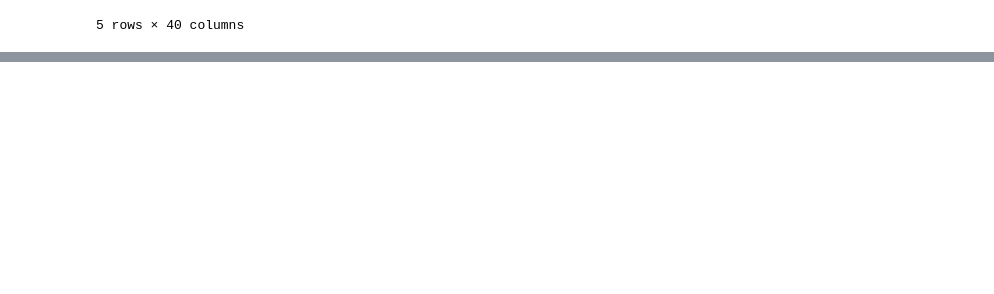
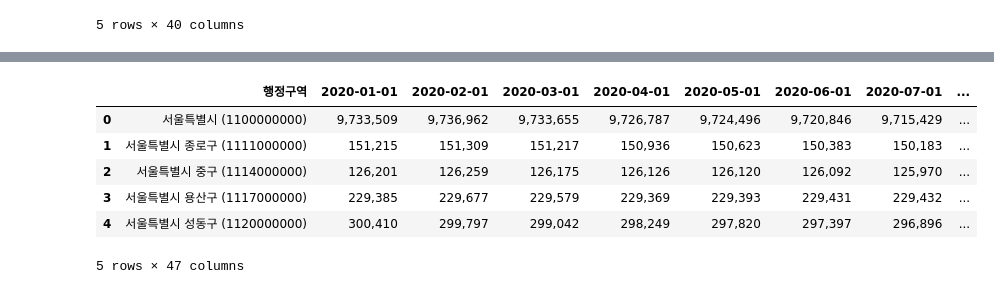
Before and after one commit to CodeArt-Team/MLcompetetion, a Jupyter notebook: 공모전/서울GovTech/돌봄서비스/데이터 읽어오기_jihwan.ipynb, the cells around one changed output, grey strips where cells are left out. Drawn from its saved outputs; the diff is of its cells as text; code cells hidden in the pictures; blank space fills up the shorter version.

```diff
--- a/공모전/서울GovTech/돌봄서비스/데이터 읽어오기_jihwan.ipynb
+++ b/공모전/서울GovTech/돌봄서비스/데이터 읽어오기_jihwan.ipynb
@@ -1012,0 +1195,2 @@ result
+# %%
+monthly_population=pd.read_csv("데이터파일/시도별_인구수_Dataset/지자체별 월 총 인구수.csv",index_col=0)
@@ -1012,0 +1212,29 @@ result
+# %%
+import pandas as pd
+import re
+
+# 데이터 불러오기
+df = monthly_population
+
+# 컬럼 이름 변경 함수
+def rename_column(col_name):
+    if '월_계_총인구수' in col_name:
+        match = re.search(r'(\d{4})년(\d{2})월', col_name)
+        if match:
+            year, month = match.groups()
+            return f"{year}-{month}-01"
+    return col_name
+
+# 컬럼 이름 변경
+df.columns = [rename_column(col) for col in df.columns]
+
+# '행정구역' 컬럼과 변경된 날짜 형식의 컬럼만 선택
+date_columns = [col for col in df.columns if re.match(r'\d{4}-\d{2}-01', col)]
+monthly_population = df[['행정구역'] + date_columns]
+
+# 결과 확인
+print(monthly_population.head())
+print(monthly_population.columns)
+
+# 결과를 CSV 파일로 저장 (인덱스 제외)
+monthly_population.to_csv("monthly_population_renamed.csv", index=False, encoding='utf-8-sig')
@@ -1012,0 +1259,10 @@ result
+# %%
+monthly_population.head()
+# %% [output]
+|  | 행정구역 | 2020-01-01 | 2020-02-01 | 2020-03-01 | 2020-04-01 | 2020-05-01 | 2020-06-01 | 2020-07-01 | ... |
+| 0 | 서울특별시 (1100000000) | 9,733,509 | 9,736,962 | 9,733,655 | 9,726,787 | 9,724,496 | 9,720,846 | 9,715,429 | ... |
+| 1 | 서울특별시 종로구 (1111000000) | 151,215 | 151,309 | 151,217 | 150,936 | 150,623 | 150,383 | 150,183 | ... |
+| 2 | 서울특별시 중구 (1114000000) | 126,201 | 126,259 | 126,175 | 126,126 | 126,120 | 126,092 | 125,970 | ... |
+| 3 | 서울특별시 용산구 (1117000000) | 229,385 | 229,677 | 229,579 | 229,369 | 229,393 | 229,431 | 229,432 | ... |
+| 4 | 서울특별시 성동구 (1120000000) | 300,410 | 299,797 | 299,042 | 298,249 | 297,820 | 297,397 | 296,896 | ... |
+5 rows × 47 columns
```
Also changed, not shown: parts of 31 cells of this notebook, 12 other files.
